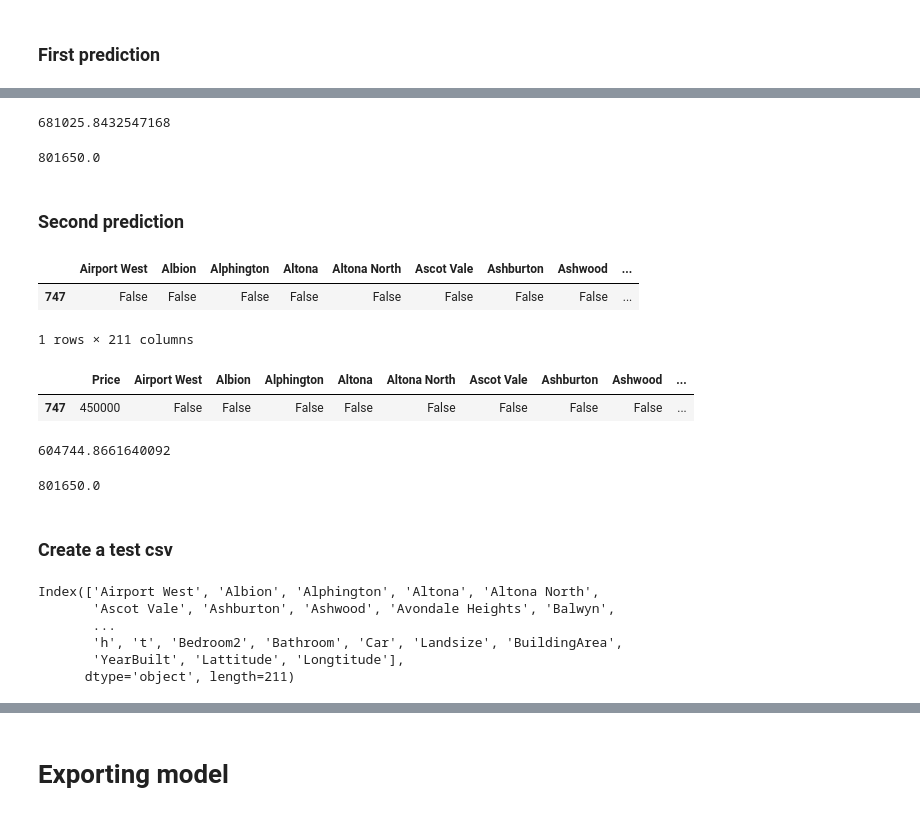
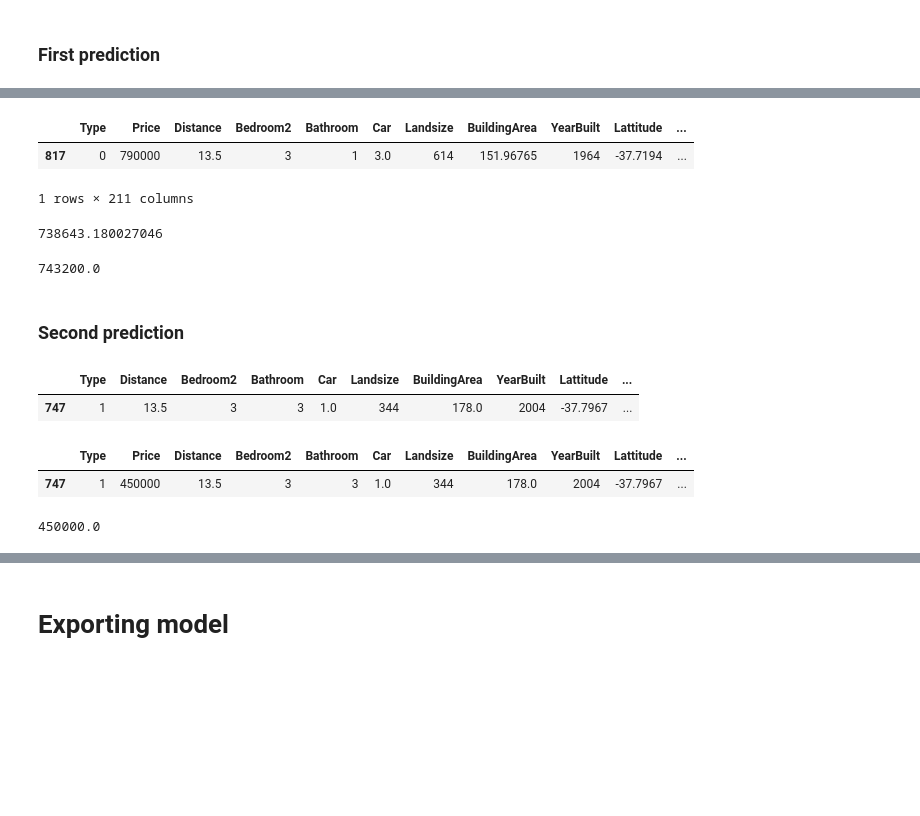
Before and after one commit to tomadonna1/Melbourne-housing, a Jupyter notebook: models/Step 2 - Model building/final.ipynb, the cells around one changed output, grey strips where cells are left out. Saved outputs shown, nothing was run; the diff lists cells and outputs as text; code cells hidden in the pictures; blank space fills up the shorter version.

```diff
--- a/models/Step 2 - Model building/final.ipynb
+++ b/models/Step 2 - Model building/final.ipynb
@@ -94,0 +99,7 @@ df2 = df2.drop('Type',axis='columns')
+# %%
+from sklearn.preprocessing import LabelEncoder
+le = LabelEncoder()
+
+df2 = df1.copy()
+df2.Type = le.fit_transform(df2.Type)
+df2.head(3)
@@ -130,5 +138,5 @@ df2_reindex.head(2)
 # %% [markdown]
 ## Model evaluations
 # %%
-X = df2_reindex.drop(['Price'],axis='columns')
-y = df2_reindex.Price
+X = df2.drop(['Price'],axis='columns')
+y = df2.Price
@@ -298,46 +303,35 @@ Name: Longtitude, dtype: float64
+# %%
+df2[(df2['Type'] == 0) & (df2['Airport West'] == 1) & (df2['Landsize'] == 614)].head(1)
+# %% [output]
+|  | Type | Price | Distance | Bedroom2 | Bathroom | Car | Landsize | BuildingArea | YearBuilt | Lattitude | ... |
+| 817 | 0 | 790000 | 13.5 | 3 | 1 | 3.0 | 614 | 151.96765 | 1964 | -37.7194 | ... |
+1 rows × 211 columns
 # %%
-# location,distance,h,t,bedroom2,bathroom,car,landsize,buildingArea,yearBuilt,lattitude,longtitude
-predict_price_g("Airport West", 13.5, 0, 0, 2, 1, 1, 141, 73, 2013, -37.7298, 144.8883)
+# location,house_type,distance,bedroom2,bathroom,car,landsize,buildingArea,yearBuilt,lattitude,longtitude
+predict_price_g("Airport West", 0, 13.5, 3, 1, 3, 614, 151.96765, 1964, -37.7194, 144.8827)
 # %% [output]
-681025.8432547168
+738643.180027046
 # %%
-predict_price_rf("Airport West", 13.5, 0, 0, 2, 1, 1, 141, 73, 2013, -37.7298, 144.8883)
+predict_price_rf("Airport West", 0, 13.5, 3, 1, 3, 614, 151.96765, 1964, -37.7194, 144.8827)
 # %% [output]
-801650.0
+743200.0
 # %% [markdown]
 ### Second prediction
-# %%
-X_test[(X_test['Distance'] == 13.5) & (X_test['Longtitude'] == 144.8083) & (X_test['t'] == 1)].head(1)
-# %% [output]
-|  | Airport West | Albion | Alphington | Altona | Altona North | Ascot Vale | Ashburton | Ashwood | ... |
-| 747 | False | False | False | False | False | False | False | False | ... |
-1 rows × 211 columns
 # %%
 # Set the option to display all columns
 pd.set_option('display.max_columns', None)
 
-# Display the DataFrame
-df2_reindex[(df2_reindex['Distance'] == 13.5) & (df2_reindex['Longtitude'] == 144.8083) & (df2_reindex['t'] == 1)].head(1)
+X_test[(X_test['Type'] == 1)].head(1)
 # %% [output]
-|  | Price | Airport West | Albion | Alphington | Altona | Altona North | Ascot Vale | Ashburton | Ashwood | ... |
-| 747 | 450000 | False | False | False | False | False | False | False | False | ... |
+|  | Type | Distance | Bedroom2 | Bathroom | Car | Landsize | BuildingArea | YearBuilt | Lattitude | ... |
+| 747 | 1 | 13.5 | 3 | 3 | 1.0 | 344 | 178.0 | 2004 | -37.7967 | ... |
+# %%
+df2[(df2['Type'] == 1) & (df2['Sunshine West'] == 1) & (df2['Lattitude'] == -37.7967)].head(1)
+# %% [output]
+|  | Type | Price | Distance | Bedroom2 | Bathroom | Car | Landsize | BuildingArea | YearBuilt | Lattitude | ... |
+| 747 | 1 | 450000 | 13.5 | 3 | 3 | 1.0 | 344 | 178.0 | 2004 | -37.7967 | ... |
 # %%
-# location,distance,htype, ttype,bedroom2,bathroom,car,landsize,buildingArea,yearBuilt,lattitude,longtitude
-predict_price_g("Sunshine West", 13.5, 0, 1, 3, 3, 1, 344, 178, 2004, -37.7967, 144.8083)
+# location,house_type,distance,bedroom2,bathroom,car,landsize,buildingArea,yearBuilt,lattitude,longtitude
+predict_price_rf("Sunshine West",1, 13.5, 3, 3, 1, 344, 178, 2004, -37.7967, 144.8083)
 # %% [output]
-604744.8661640092
+450000.0
-# %%
-predict_price_rf("Sunshine West", 13.5, 0, 1, 3, 3, 1, 344, 178, 2004, -37.7967, 144.8083)
-# %% [output]
-801650.0
-# %% [markdown]
-### Create a test csv
-# %%
-X_test.columns
-# %% [output]
-Index(['Airport West', 'Albion', 'Alphington', 'Altona', 'Altona North',
-       'Ascot Vale', 'Ashburton', 'Ashwood', 'Avondale Heights', 'Balwyn',
-       ...
-       'h', 't', 'Bedroom2', 'Bathroom', 'Car', 'Landsize', 'BuildingArea',
-       'YearBuilt', 'Lattitude', 'Longtitude'],
-      dtype='object', length=211)
```
Also changed, not shown: parts of 39 cells of this notebook, 11 other files.
